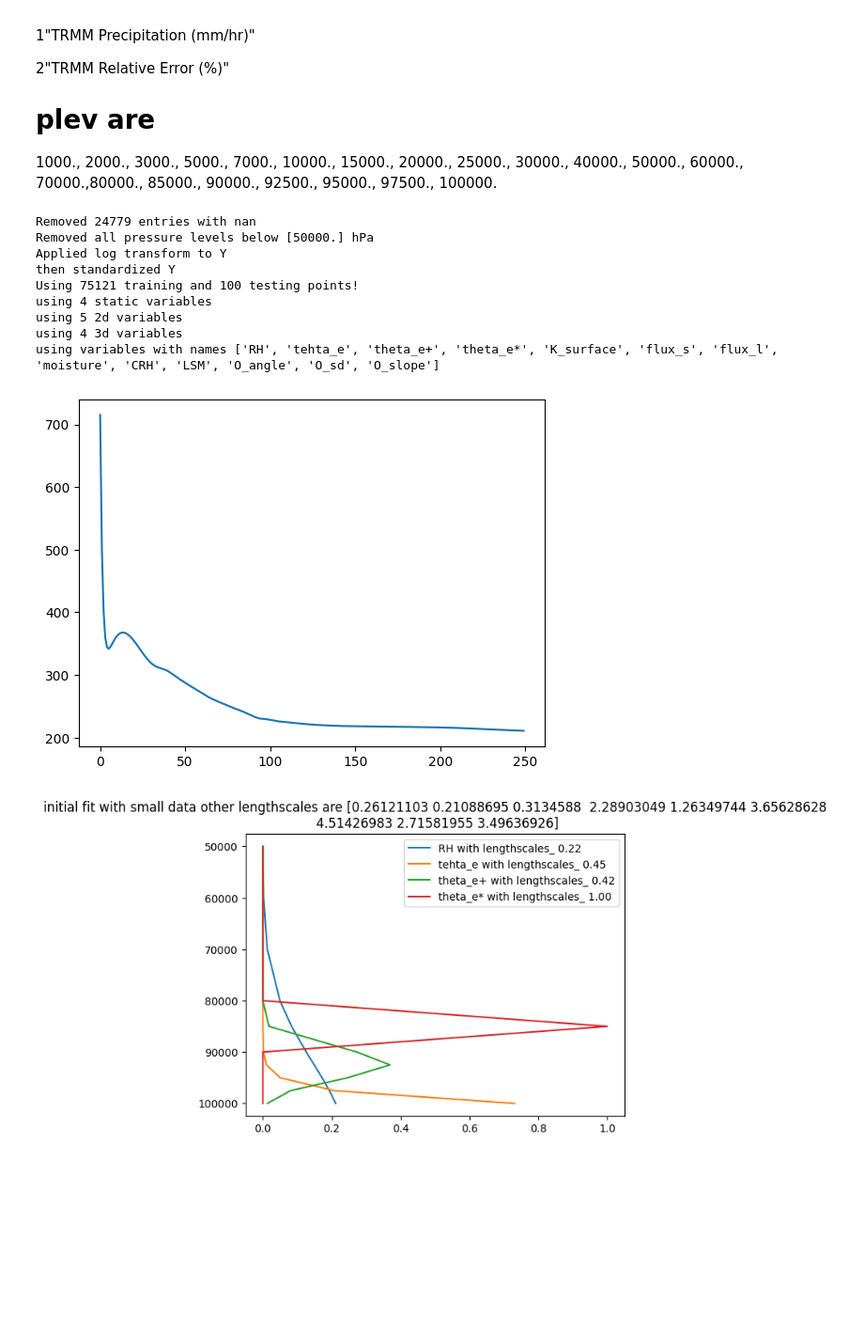
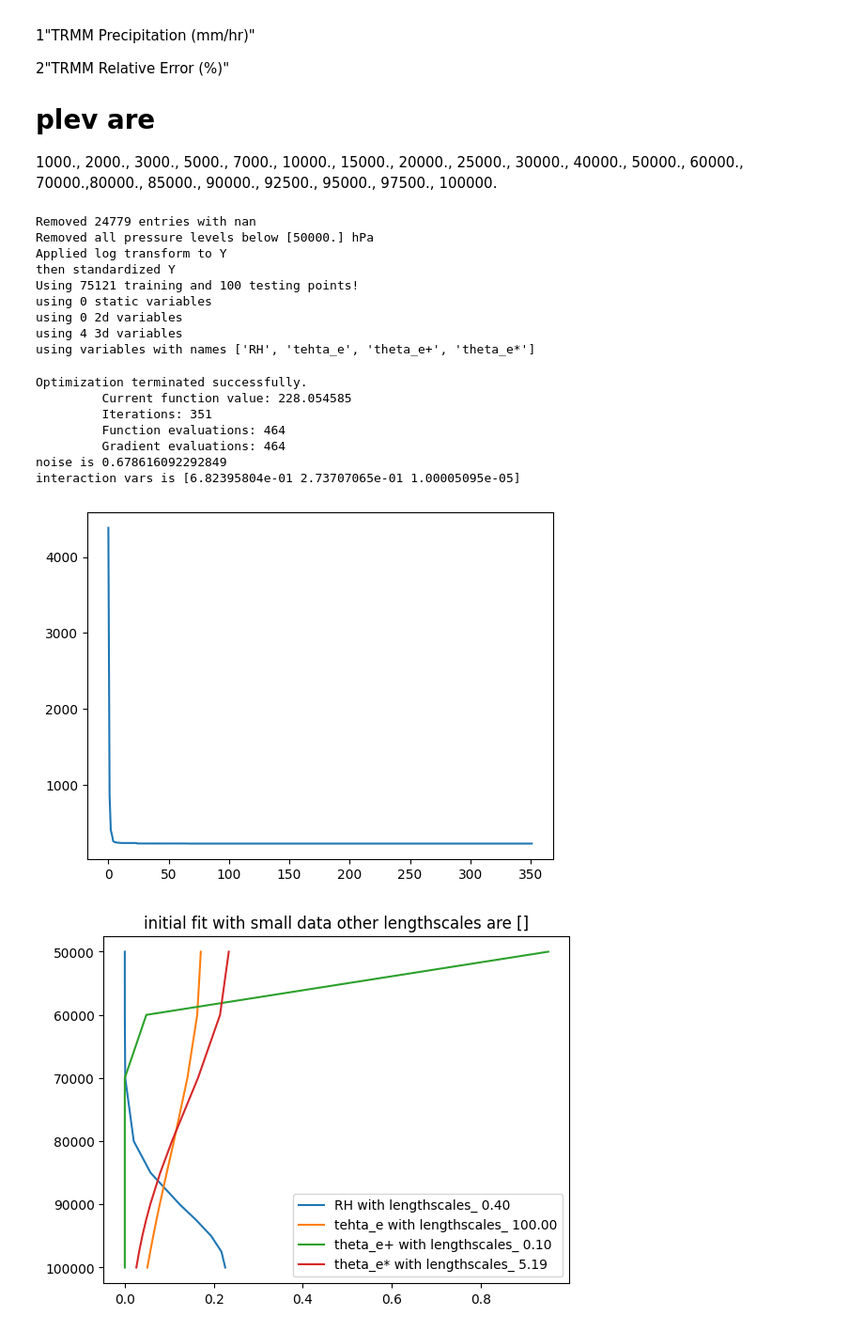
Before and after one commit to JaxGaussianProcesses/GPJax, a Jupyter notebook: Play.ipynb, the cells around one changed output. Shown at 94% size. Drawn from its saved outputs; the diff is of its cells as text; code cells hidden in the pictures; blank space fills up the shorter version.

```diff
--- a/Play.ipynb
+++ b/Play.ipynb
@@ -140,15 +142,15 @@ X3d = X3d[:,idx_3d,:]
 sigma_o = jnp.where(Xstatic[:,0]<0.5, 0.0, 1.0+jnp.log(1+Xstatic[:,2]))
 Xstatic = Xstatic.at[:,2].set(sigma_o)
 names_static = ["LSM","O_angle","O_sd","O_slope"]
-idx_static = [i for i in range(len(names_static))]
-#idx_static = [2]
+#idx_static = [i for i in range(len(names_static))]
+idx_static = []
 names_static = [names_static[i] for i in idx_static]
 Xstatic = Xstatic[:,idx_static]
 
 
 names_2d = ["K_surface","flux_s","flux_l","moisture","CRH"]
 idx_2d =[i for i in range(len(names_2d))]
-# idx_2d = []
+idx_2d = []
 names_2d = [names_2d[i] for i in idx_2d]
 X2d = X2d[:,idx_2d]
 
@@ -212,10 +214,10 @@ Removed all pressure levels below [50000.] hPa
 Applied log transform to Y
 then standardized Y
 Using 75121 training and 100 testing points!
-using 4 static variables
-using 5 2d variables
+using 0 static variables
+using 0 2d variables
 using 4 3d variables
-using variables with names ['RH', 'tehta_e', 'theta_e+', 'theta_e*', 'K_surface', 'flux_s', 'flux_l', 'moisture', 'CRH', 'LSM', 'O_angle', 'O_sd', 'O_slope']
+using variables with names ['RH', 'tehta_e', 'theta_e+', 'theta_e*']
 # %%
 def plot_params(model, title=""):
     if isinstance(model, gpx.variational_families.AbstractVariationalFamily):
@@ -242,47 +244,69 @@ class OrthogonalRBF(OrthogonalRBF):
 
 
 
 # prep fancy kernel for model
 # first fit with small data to get init for SVGP
 num_data_for_init=200
 D_small = VerticalDataset(
     X2d = X2d[:num_data_for_init,:],
     X3d = X3d[:num_data_for_init,:,:],
     Xstatic = Xstatic[:num_data_for_init,:],
     y=Y[:num_data_for_init,:],
 )
 
-lengthscale_bij = tfb.SoftClip(jnp.array(1e-2, dtype=jnp.float64),jnp.array(1e2, dtype=jnp.float64))
-variance_bij = tfb.SoftClip(jnp.array(1e-3, dtype=jnp.float64),jnp.array(1e3, dtype=jnp.float64))
-noise_bij = tfb.SoftClip(jnp.array(1e-3, dtype=jnp.float64),jnp.array(1e3, dtype=jnp.float64))
-smoother_input_scale_bij = tfb.Softplus(low=jnp.array(1.0e-3, dtype=jnp.float64))
-smoother_mean_bij = tfb.SoftClip(jnp.array(-1e3, dtype=jnp.float64),jnp.array(1e3, dtype=jnp.float64))
-smoother = VerticalSmoother(jnp.array([[0.0]*num_3d_variables]), jnp.array([[1.0]*num_3d_variables]), Z_levels=pressure_levels).replace_bijector(smoother_mean=smoother_mean_bij,smoother_input_scale=smoother_input_scale_bij)
+lengthscale_bij = tfb.SoftClip(jnp.array(1e-1, dtype=jnp.float64),jnp.array(1e2, dtype=jnp.float64))
+variance_bij = tfb.SoftClip(jnp.array(1e-5, dtype=jnp.float64),jnp.array(1e1, dtype=jnp.float64))
+noise_bij = tfb.SoftClip(jnp.array(1e-3, dtype=jnp.float64),jnp.array(1e0, dtype=jnp.float64))
 
+smoother = VerticalSmoother(
+    jnp.array([[0.0]*num_3d_variables]),
+    jnp.array([[1.0]*num_3d_variables]),
+    Z_levels=pressure_levels)
+smoother_input_scale_bij = tfb.SoftClip(jnp.array(1e-2, dtype=jnp.float64),jnp.array(2.0, dtype=jnp.float64))
+smoother_mean_bij = tfb.SoftClip(jnp.array(jnp.min(smoother.Z_levels), dtype=jnp.float64),jnp.array(jnp.max(smoother.Z_levels), dtype=jnp.float64))
+smoother = smoother.replace_bijector(smoother_mean=smoother_mean_bij,smoother_input_scale=smoother_input_scale_bij)
 
+#base_kernels= [RBF(lengthscale=jnp.array([1.0]), active_dims=[i]).replace_bijector(lengthscale=lengthscale_bij).replace_trainable(variance=False) for i in range(num_variables)]
 base_kernels= [OrthogonalRBF(lengthscale=jnp.array([1.0]), active_dims=[i]).replace_bijector(lengthscale=lengthscale_bij) for i in range(num_variables)]
 max_interaction = 2
-kernel = gpx.kernels.AdditiveKernel(kernels=base_kernels,interaction_variances=jnp.array([1.0]*(max_interaction + 1)), max_interaction_depth=max_interaction).replace_bijector(interaction_variances=variance_bij)
+kernel = gpx.kernels.AdditiveKernel(kernels=base_kernels,interaction_variances=jnp.array([1.0/(max_interaction + 1)]*(max_interaction + 1)), max_interaction_depth=max_interaction).replace_bijector(interaction_variances=variance_bij)
 
 prior = gpx.gps.Prior(mean_function= gpx.mean_functions.Zero(), kernel = kernel)
-likelihood = gpx.likelihoods.Gaussian(num_datapoints=num_data_for_init, obs_stddev=0.01).replace_bijector(obs_stddev=noise_bij)#.replace_trainable(obs_stddev=True)
+likelihood = gpx.likelihoods.Gaussian(num_datapoints=num_data_for_init, obs_stddev=1e-1).replace_bijector(obs_stddev=noise_bij)#.replace_trainable(obs_stddev=False)
 # posterior = CustomConjugatePosterior(prior=prior, likelihood=likelihood, smoother=smoother)
 posterior = CustomAdditiveConjugatePosterior(prior=prior, likelihood=likelihood, smoother=smoother)
+
+plt.figure()
 objective = jax.jit(CustomConjugateMLL(negative=True))
-opt_posterior, history = gpx.fit(
+# opt_posterior, history = gpx.fit(
+#     model=posterior,
+#     objective=objective,
+#     train_data=D_small,
+#     optim=ox.adam(learning_rate=1e-2),
+#     num_iters=1_000,
+#     key=jr.PRNGKey(42),
+#     safe=False,
+# )
+opt_posterior, history = gpx.fit_scipy(
     model=posterior,
     objective=objective,
     train_data=D_small,
-    optim=ox.adamw(learning_rate=1e-1),
-    num_iters=250,
-    key=jr.PRNGKey(42),
     safe=False,
 )
 plt.plot(history)
 plot_params(opt_posterior, title="initial fit with small data")
+print(f"noise is {opt_posterior.likelihood.obs_stddev}")
+print(f"interaction vars is {opt_posterior.prior.kernel.interaction_variances}")
 # %% [output]
+Optimization terminated successfully.
+         Current function value: 228.054585
+         Iterations: 351
+         Function evaluations: 464
+         Gradient evaluations: 464
+noise is 0.678616092292849
+interaction vars is [6.82395804e-01 2.73707065e-01 1.00005095e-05]
-[figure, old version]
+[figure, new version]
-[figure, old version]
+[figure, new version]
 # %%
 # # choose inducing inputs and init SVGP
 # num_inducing = 200
```
Also changed, not shown: parts of 2 cells of this notebook, 2 other files.
